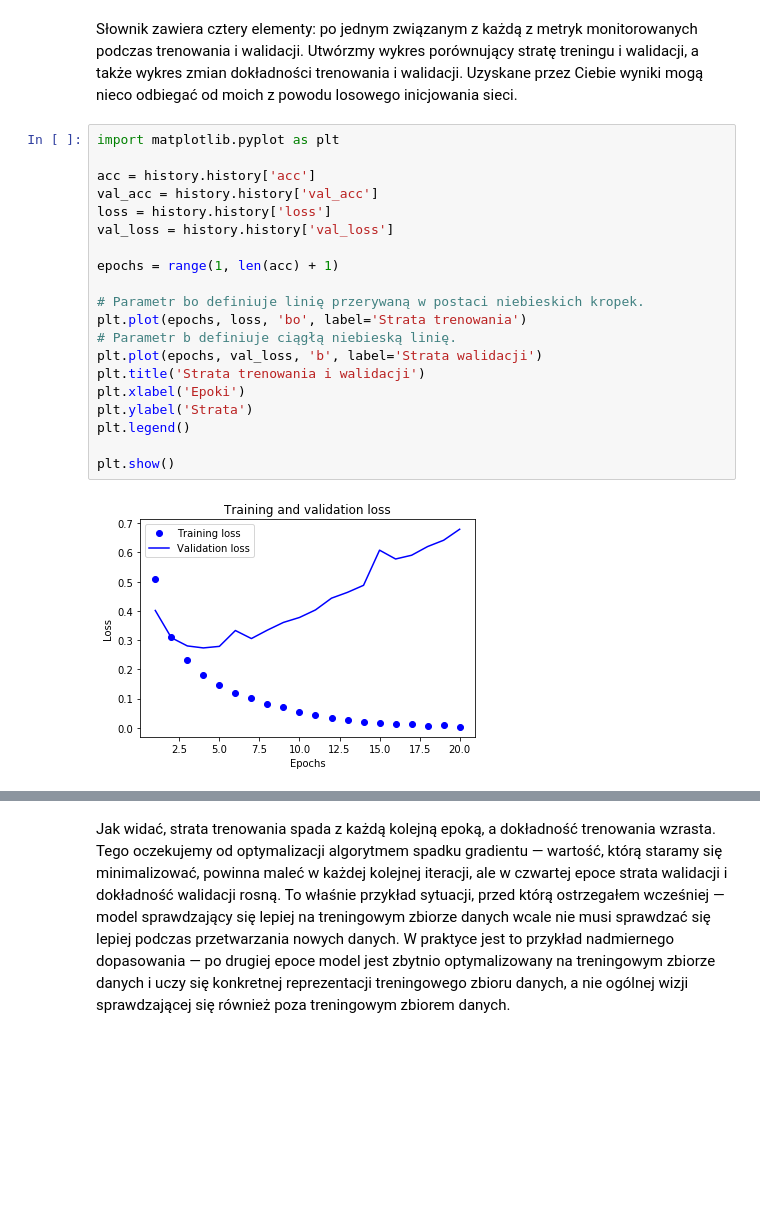
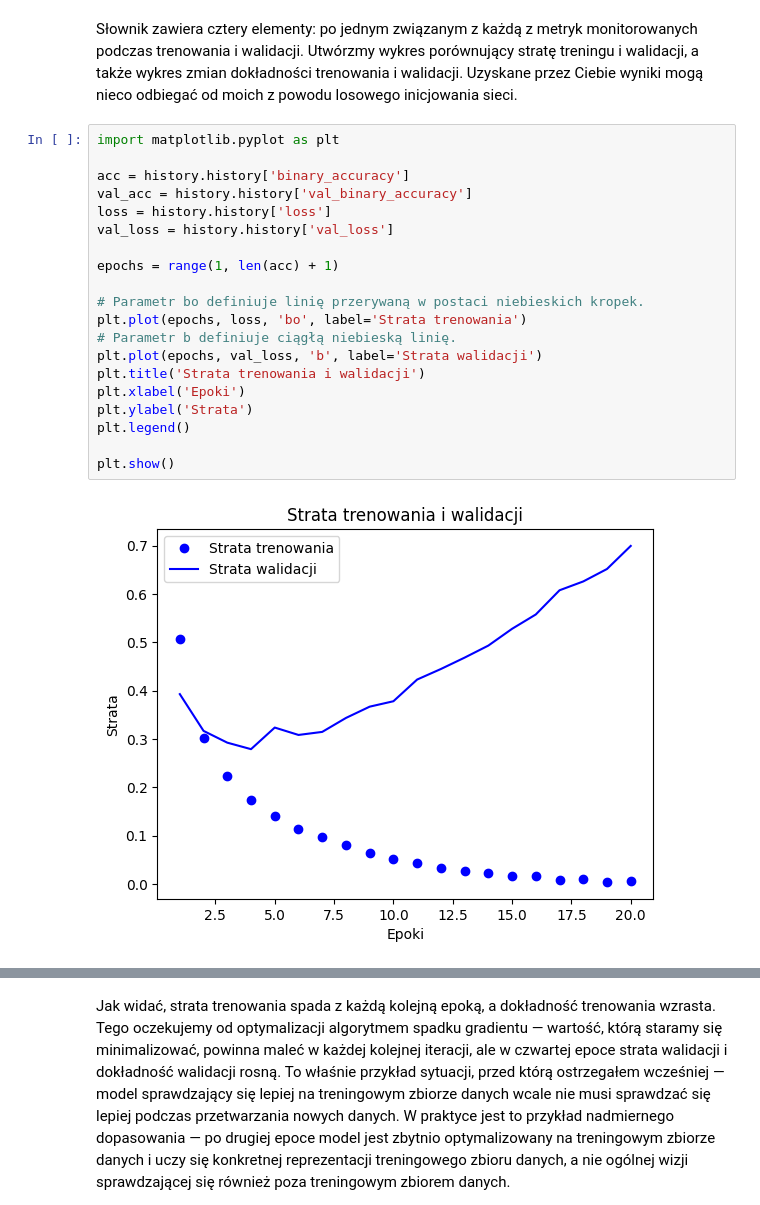
Before and after one commit to SMOKURsmoter/TensorFlow, a Jupyter notebook: 3_4.ipynb, the cells around one changed output, grey strips where cells are left out. Drawn from its saved outputs; the diff is of its cells as text; blank space fills up the shorter version.

```diff
--- a/3_4.ipynb
+++ b/3_4.ipynb
@@ -229,24 +233,24 @@ Słownik zawiera cztery elementy: po jednym związanym z każdą z metryk monito
 # %%
 import matplotlib.pyplot as plt
 
-acc = history.history['acc']
-val_acc = history.history['val_acc']
+acc = history.history['binary_accuracy']
+val_acc = history.history['val_binary_accuracy']
 loss = history.history['loss']
 val_loss = history.history['val_loss']
 
 epochs = range(1, len(acc) + 1)
 
 # Parametr bo definiuje linię przerywaną w postaci niebieskich kropek.
 plt.plot(epochs, loss, 'bo', label='Strata trenowania')
 # Parametr b definiuje ciągłą niebieską linię.
 plt.plot(epochs, val_loss, 'b', label='Strata walidacji')
 plt.title('Strata trenowania i walidacji')
 plt.xlabel('Epoki')
 plt.ylabel('Strata')
 plt.legend()
 
 plt.show()
 # %% [output]
-[figure, old version]
+[figure, new version]
 # %%
 plt.clf()   # Czyszczenie rysunku.
```
Also changed, not shown: parts of 5 cells of this notebook.
